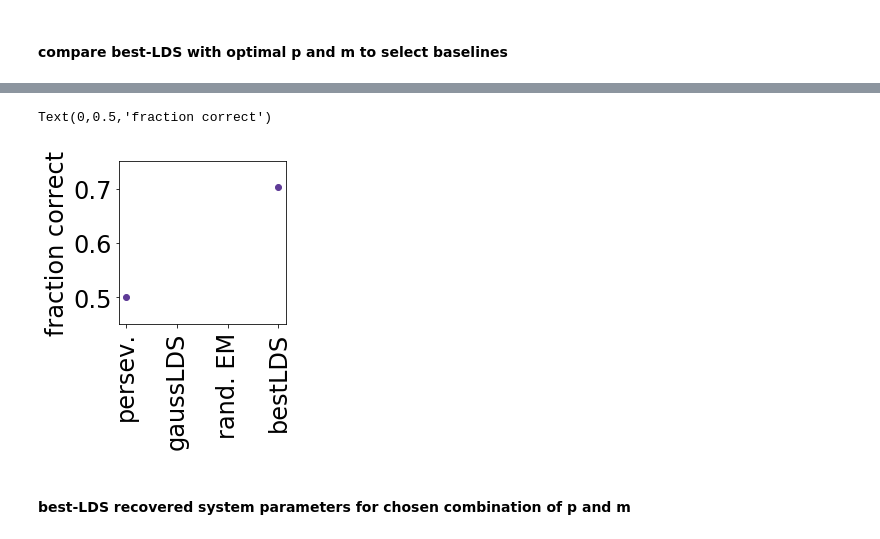
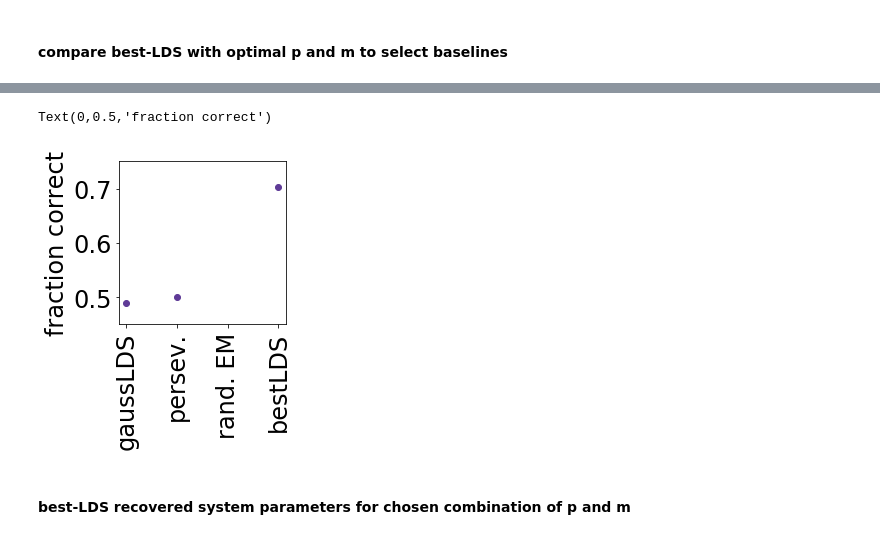
Before and after one commit to irisstone/bestLDS, a Jupyter notebook: figures/fig4.ipynb, the cells around one changed output, grey strips where cells are left out. Saved outputs shown, nothing was run; the diff lists cells and outputs as text; code cells hidden in the pictures.

Commit message:
added gauss lds to baseline comparison plot

```diff
--- a/figures/fig4.ipynb
+++ b/figures/fig4.ipynb
@@ -182,3 +182,15 @@ for sim in range(num_sims):
     percent_match[sim] = num_matches / len(y)
 
 average_percent_match = np.mean(percent_match)
+# %%
+### BASELINE 2: GAUSSIAN LDS ###
+gauss_fit = np.load('../SIPPY-master/fit_params/sippy_gausslds_fit.npz', allow_pickle=True)
+d = np.zeros(q)
+x0 = np.zeros(q)
+y_gauss, x_gauss = simulate_driven_noiseless_gauss_lds(len(y),x0,gauss_fit['Ahat'],gauss_fit['Bhat'],gauss_fit['Chat'],gauss_fit['Dhat'],d,u)
+# binarize the observations
+y_gauss_binarized = np.copy(y_gauss)
+y_gauss_binarized[y_gauss < np.mean(y_gauss)] = 0
+y_gauss_binarized[y_gauss >= np.mean(y_gauss)] = 1
+# compare to real data
+percent_match_gauss = np.sum(y_gauss_binarized == y)/len(y)
@@ -185,13 +200,13 @@ average_percent_match = np.mean(percent_match)
 # %%
 plt.figure(figsize=(3,3))
-performance = [average_percent_match, np.nan, np.nan, 0.702]
+performance = [percent_match_gauss, average_percent_match, np.nan, 0.702]
 plt.plot(performance,'.',markersize=12,color=colors[0])
-plt.xticks(np.arange(4),['persev.', 'gaussLDS', 'rand. EM', 'bestLDS'],rotation=90)
+plt.xticks(np.arange(4),['gaussLDS', 'persev.', 'rand. EM', 'bestLDS'],rotation=90)
 plt.ylim([0.45,0.75])
 plt.ylabel('fraction correct')
 # %% [output]
 Text(0,0.5,'fraction correct')
-[figure, old version]
+[figure, new version]
 # %% [markdown]
 #### best-LDS recovered system parameters for chosen combination of p and m
 # %%
```
Also changed, not shown: parts of 1 cell of this notebook.
